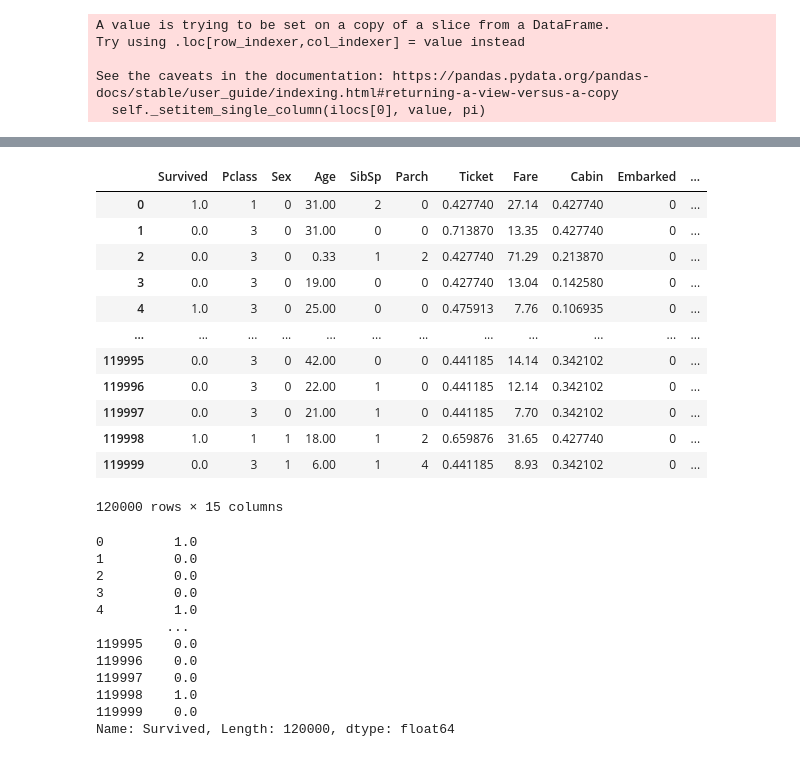
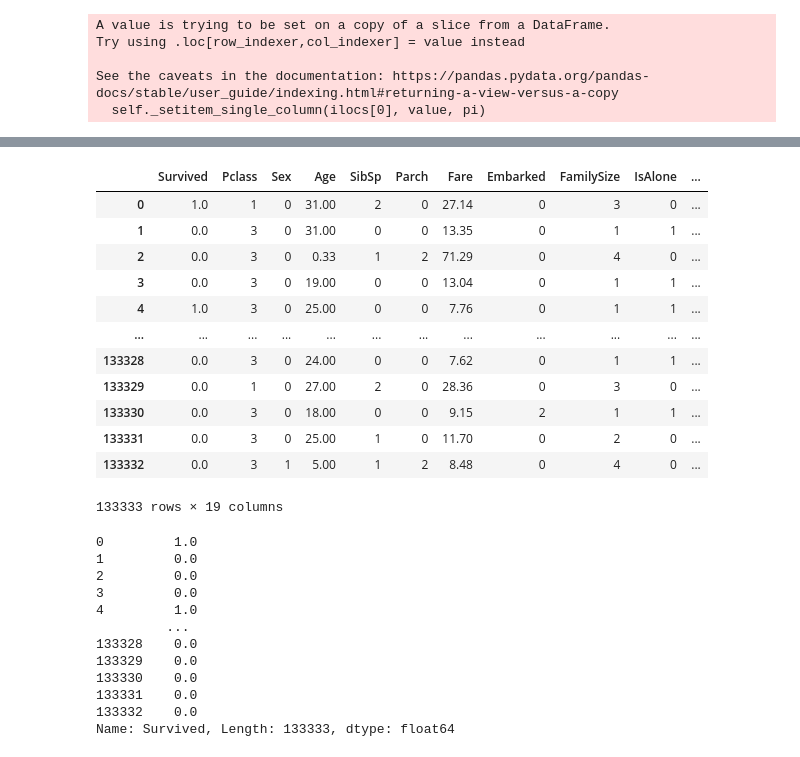
Before and after one commit to kitakou0313/titanic, a Jupyter notebook: tabular/predict.ipynb, the cells around one changed output, grey strips where cells are left out. Saved outputs shown, nothing was run; the diff lists cells and outputs as text; code cells hidden in the pictures.

Commit message:
Add feature to cabin and ticket type

```diff
--- a/tabular/predict.ipynb
+++ b/tabular/predict.ipynb
@@ -39,6 +39,22 @@ data["FamilySize"] = data["Parch"] + data["SibSp"] + 1
 data["IsAlone"] = 0
 data.loc[data["FamilySize"] == 1, "IsAlone"] = 1
 # %%
+def convertTextToStrAndNumeric(feature):
+    """
+    与えられた特徴を文字列と数字部分に分割
+    """
+    string = ""
+    numeric = ""
+    feature = str(feature).replace(".", "").replace("/", "").replace(" ", "")
+    for char in feature:
+        if char.isnumeric():
+            numeric += char
+        else:
+            string += char
+    if numeric != "":
+        return string, int(numeric)
+    return string, np.nan
+
 data["FirstName"] = data.Name.map(
     lambda x: str(x.split(",")[0])
 )
@@ -53,17 +69,25 @@ for col in ['Name', 'FirstName', 'SurName']:
 
 ce = CatBoostEncoder()
 
-data["Ticket"] = data["Ticket"].map(lambda x:str(x).split()[0] if len(str(x).split()) > 1 else np.nan)
-data["Cabin"] = data["Cabin"].map(lambda x:str(x).split()[0])
+data["Ticket_type"] = data["Ticket"].map(lambda x: convertTextToStrAndNumeric(x)[0])
+data["Ticket_number"] = data["Ticket"].map(lambda x: convertTextToStrAndNumeric(x)[1])
 
+data["Cabin_type"] = data["Cabin"].map(lambda x: convertTextToStrAndNumeric(x)[0])
+data["Cabin_number"] = data["Cabin"].map(lambda x: convertTextToStrAndNumeric(x)[1])
 
 train = data[:len(train)]
 test = data[len(train):]
-train["Ticket"] = ce.fit_transform(train["Ticket"], train["Survived"])
-test["Ticket"] = ce.transform(test["Ticket"])
+train["Ticket_type"] = ce.fit_transform(train["Ticket_type"], train["Survived"])
+test["Ticket_type"] = ce.transform(test["Ticket_type"])
 
-train["Cabin"] = ce.fit_transform(train["Cabin"], train["Survived"])
-test["Cabin"] = ce.transform(test["Cabin"])
+train["Cabin_type"] = ce.fit_transform(train["Cabin_type"], train["Survived"])
+test["Cabin_type"] = ce.transform(test["Cabin_type"])
+
+train["FirstName"] = ce.fit_transform(train["FirstName"], train["Survived"])
+test["FirstName"] = ce.transform(test["FirstName"])
+
+train["SurName"] = ce.fit_transform(train["SurName"], train["Survived"])
+test["SurName"] = ce.transform(test["SurName"])
 
 data = pd.concat([train, test], sort=False)
 # %% [output]
@@ -105,5 +126,5 @@ Name: Ticket, Length: 200000, dtype: float64
 # %%
-delete_columns = ['Name', 'PassengerId','FirstName', 'SurName']
+delete_columns = ['Name', 'PassengerId', 'Cabin', 'Ticket']
 data.drop(delete_columns, axis=1, inplace=True)
 
 train = data[:len(train)]
@@ -159,7 +180,7 @@ oof_train = np.zeros((len(X_train), ))
 cv = StratifiedKFold(n_splits=5, shuffle=True, random_state=0)
 # %%
 # categorical_features = ["Embarked", "Pclass", "Sex"]
-categorical_features = ["Embarked", "Pclass", "Sex", "IsAlone", "Ticket", "Cabin"]
+categorical_features = ["Embarked", "Pclass", "Sex", "Ticket_type", "Cabin_type", "FirstName", "SurName"]
 # %%
 params = {
     "objective":"binary",
@@ -273,21 +294,21 @@ test
 # %%
-pseudoLabeled_train = pd.concat([train, test[:int(len(test) / 5)]], sort=False)
+pseudoLabeled_train = pd.concat([train, test[:int(len(test) / 3)]], sort=False)
 pseudoLabeled_train = pseudoLabeled_train.reset_index(drop=True)
 pseudoLabeled_train
 # %% [output]
-|  | Survived | Pclass | Sex | Age | SibSp | Parch | Ticket | Fare | Cabin | Embarked | ... |
-| 0 | 1.0 | 1 | 0 | 31.00 | 2 | 0 | 0.427740 | 27.14 | 0.427740 | 0 | ... |
-| 1 | 0.0 | 3 | 0 | 31.00 | 0 | 0 | 0.713870 | 13.35 | 0.427740 | 0 | ... |
-| 2 | 0.0 | 3 | 0 | 0.33 | 1 | 2 | 0.427740 | 71.29 | 0.213870 | 0 | ... |
-| 3 | 0.0 | 3 | 0 | 19.00 | 0 | 0 | 0.427740 | 13.04 | 0.142580 | 0 | ... |
-| 4 | 1.0 | 3 | 0 | 25.00 | 0 | 0 | 0.475913 | 7.76 | 0.106935 | 0 | ... |
+|  | Survived | Pclass | Sex | Age | SibSp | Parch | Fare | Embarked | FamilySize | IsAlone | ... |
+| 0 | 1.0 | 1 | 0 | 31.00 | 2 | 0 | 27.14 | 0 | 3 | 0 | ... |
+| 1 | 0.0 | 3 | 0 | 31.00 | 0 | 0 | 13.35 | 0 | 1 | 1 | ... |
+| 2 | 0.0 | 3 | 0 | 0.33 | 1 | 2 | 71.29 | 0 | 4 | 0 | ... |
+| 3 | 0.0 | 3 | 0 | 19.00 | 0 | 0 | 13.04 | 0 | 1 | 1 | ... |
+| 4 | 1.0 | 3 | 0 | 25.00 | 0 | 0 | 7.76 | 0 | 1 | 1 | ... |
 | ... | ... | ... | ... | ... | ... | ... | ... | ... | ... | ... | ... |
-| 119995 | 0.0 | 3 | 0 | 42.00 | 0 | 0 | 0.441185 | 14.14 | 0.342102 | 0 | ... |
-| 119996 | 0.0 | 3 | 0 | 22.00 | 1 | 0 | 0.441185 | 12.14 | 0.342102 | 0 | ... |
-| 119997 | 0.0 | 3 | 0 | 21.00 | 1 | 0 | 0.441185 | 7.70 | 0.342102 | 0 | ... |
-| 119998 | 1.0 | 1 | 1 | 18.00 | 1 | 2 | 0.659876 | 31.65 | 0.427740 | 0 | ... |
-| 119999 | 0.0 | 3 | 1 | 6.00 | 1 | 4 | 0.441185 | 8.93 | 0.342102 | 0 | ... |
+| 133328 | 0.0 | 3 | 0 | 24.00 | 0 | 0 | 7.62 | 0 | 1 | 1 | ... |
+| 133329 | 0.0 | 1 | 0 | 27.00 | 2 | 0 | 28.36 | 0 | 3 | 0 | ... |
+| 133330 | 0.0 | 3 | 0 | 18.00 | 0 | 0 | 9.15 | 2 | 1 | 1 | ... |
+| 133331 | 0.0 | 3 | 0 | 25.00 | 1 | 0 | 11.70 | 0 | 2 | 0 | ... |
+| 133332 | 0.0 | 3 | 1 | 5.00 | 1 | 2 | 8.48 | 0 | 4 | 0 | ... |
-120000 rows × 15 columns
+133333 rows × 19 columns
 # %%
 y_train = pseudoLabeled_train["Survived"]
 X_train = pseudoLabeled_train.drop("Survived", axis=1)
@@ -301,12 +322,12 @@ y_train
 3         0.0
 4         1.0
          ...
-119995    0.0
-119996    0.0
-119997    0.0
-119998    1.0
-119999    0.0
-Name: Survived, Length: 120000, dtype: float64
+133328    0.0
+133329    0.0
+133330    0.0
+133331    0.0
+133332    0.0
+Name: Survived, Length: 133333, dtype: float64
 # %%
 X_test
 # %% [output]
```
Also changed, not shown: parts of 13 cells of this notebook, 2 other files.
